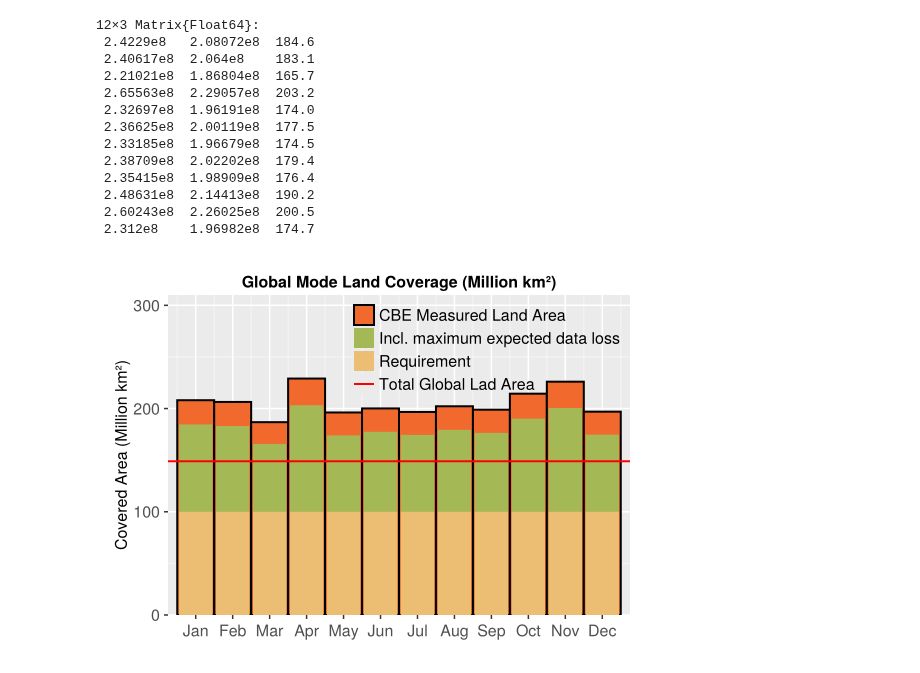
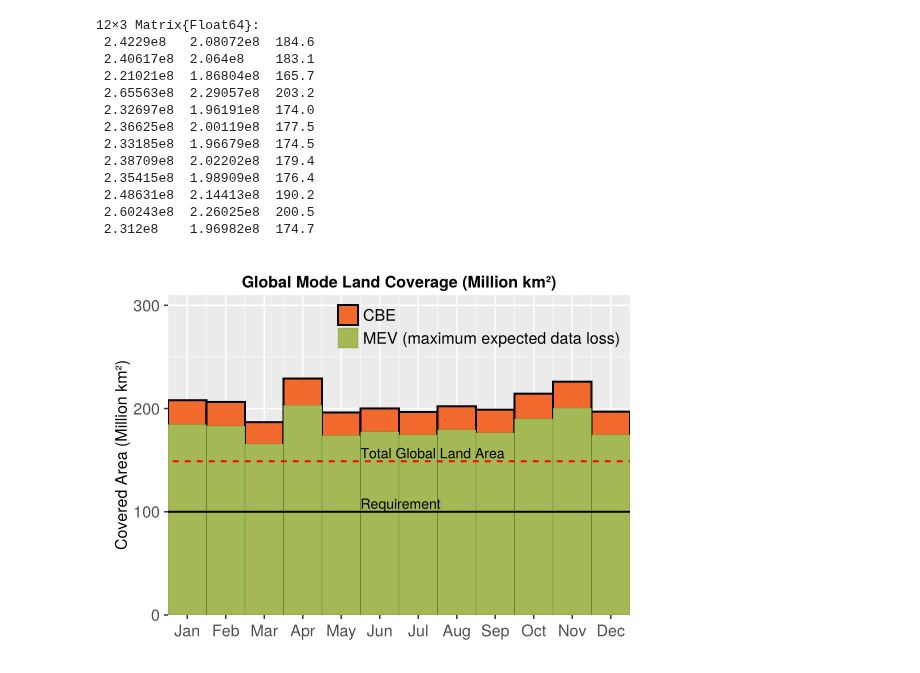
Before and after one commit to Carbon-I/CarbonI, a Jupyter notebook: src/notebooks/GlobalCoverage.ipynb, the cells around one changed output. Saved outputs shown, nothing was run; the diff lists cells and outputs as text; code cells hidden in the pictures.

Commit message:
Up Plot

```diff
--- a/src/notebooks/GlobalCoverage.ipynb
+++ b/src/notebooks/GlobalCoverage.ipynb
@@ -44,17 +27,21 @@ cov = readdlm("../../data/global_coverage.dat")
 # %%
 f = Figure(resolution=(550,400))
 globalLandArea = 148.940;
 months = ["Jan", "Feb", "Mar", "Apr", "May", "Jun", "Jul", "Aug", "Sep", "Oct", "Nov", "Dec"];
 ax = Axis(f[1,1], xticks=(1:12, months), ylabel="Covered Area (Million km²)",  title="Global Mode Land Coverage (Million km²)")
 # For CH4 (100 and 120e-)
-barplot!(ax, 1:12., cov[:,2]/1e6, gap = 0,color=CarbonI_colors[5], linewidth=3,strokecolor = :black,strokewidth = 2, label="CBE Measured Land Area")
-barplot!(ax, 1:12., cov[:,3], gap = 0.1,color=CarbonI_colors[2], linewidth=3, label="Incl. maximum expected data loss")
-barplot!(ax, 1:12., ones(12)*100, gap = 0.1,color=CarbonI_colors[6], linewidth=3, label="Requirement")
-lines!(ax, 0:13., ones(14)*globalLandArea, color=:red, linewidth=2, label="Total Global Land Area")
-xlims!(ax,0.25,12.75)
+barplot!(ax, 1:12., cov[:,2]/1e6, gap = 0,color=CarbonI_colors[5], linewidth=3,strokecolor = :black,strokewidth = 2, label="CBE")
+barplot!(ax, 1:12., cov[:,3], gap = 0.0,color=CarbonI_colors[2], linewidth=3,strokecolor = :green,strokewidth = 0.2, label="MEV (maximum expected data loss)", alpha=0.5)
+#barplot!(ax, 1:12., ones(12)*100, gap = 0.,color=CarbonI_colors[6], linewidth=3, label="Requirement", strokecolor = CarbonI_colors[1],strokewidth = 2)
+lines!(ax, 0:13., ones(14)*globalLandArea, color=:red, linestyle=:dash, linewidth=2)
+text!(ax,"Total Global Land Area", position=(5.5, globalLandArea), color=:black, halign=:left, valign=:center, fontsize=14)
+lines!(ax, 0:13., ones(14)*100, color=:black,  linewidth=2)
+text!(ax,"Requirement", position=(5.5, 100), color=:black, halign=:left, valign=:center, fontsize=14)
+
+xlims!(ax,0.5,12.5)
 ylims!(ax,0.,310)
 axislegend(ax,position = :rt)
 save("../../plots/final/GlobalCoverage-CarbonI.pdf",f)
 f
 # %% [output]
-[figure, old version]
+[figure, new version]
```
Also changed, not shown: parts of 1 cell of this notebook.
